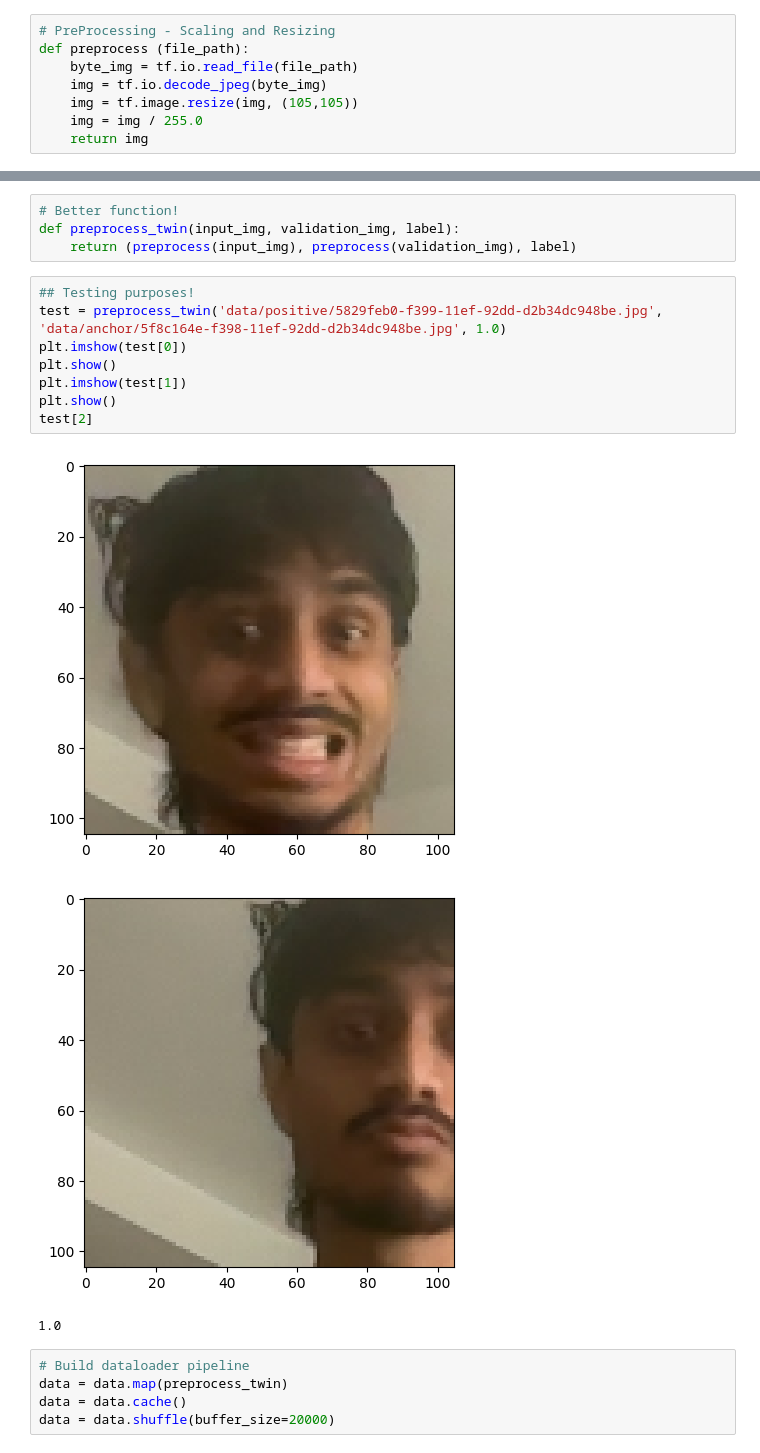
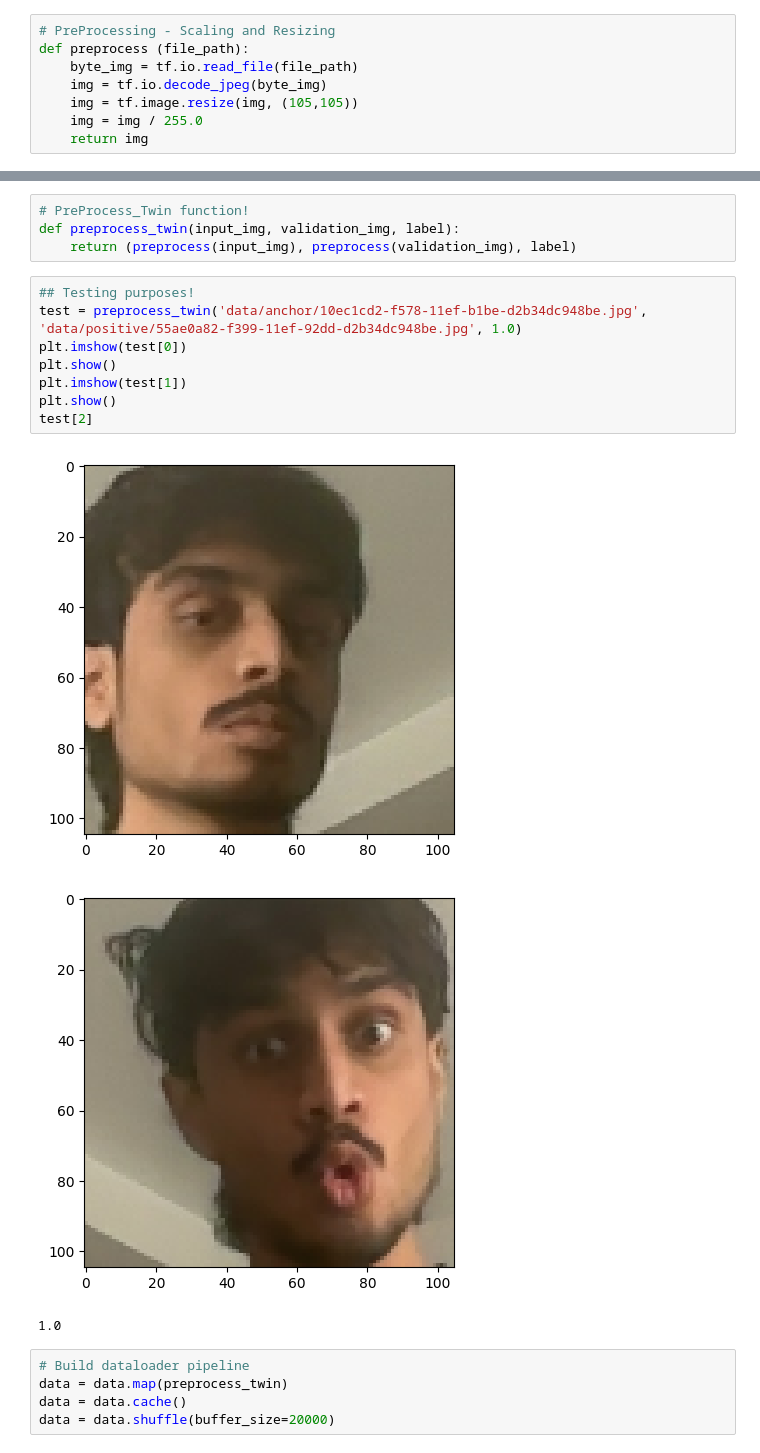
Before and after one commit to Ashish-Reddy-T/Siamese-Face-Recognition-Model, a Jupyter notebook: siamese_face_recognition.ipynb, the cells around one changed output, grey strips where cells are left out. Saved outputs shown, nothing was run; the diff lists cells and outputs as text.

```diff
--- a/siamese_face_recognition.ipynb
+++ b/siamese_face_recognition.ipynb
@@ -145,18 +155,18 @@ print(samples.next())
 # %%
-# Better function!
+# PreProcess_Twin function!
 def preprocess_twin(input_img, validation_img, label):
     return (preprocess(input_img), preprocess(validation_img), label)
 # %%
 ## Testing purposes!
-test = preprocess_twin('data/positive/5829feb0-f399-11ef-92dd-d2b34dc948be.jpg', 'data/anchor/5f8c164e-f398-11ef-92dd-d2b34dc948be.jpg', 1.0)
+test = preprocess_twin('data/anchor/10ec1cd2-f578-11ef-b1be-d2b34dc948be.jpg', 'data/positive/55ae0a82-f399-11ef-92dd-d2b34dc948be.jpg', 1.0)
 plt.imshow(test[0])
 plt.show()
 plt.imshow(test[1])
 plt.show()
 test[2]
 # %% [output]
-[figure, old version]
+[figure, new version]
-[figure, old version]
+[figure, new version]
 1.0
 # %%
 # Build dataloader pipeline
```
Also changed, not shown: parts of 17 cells of this notebook, 1 other file.
